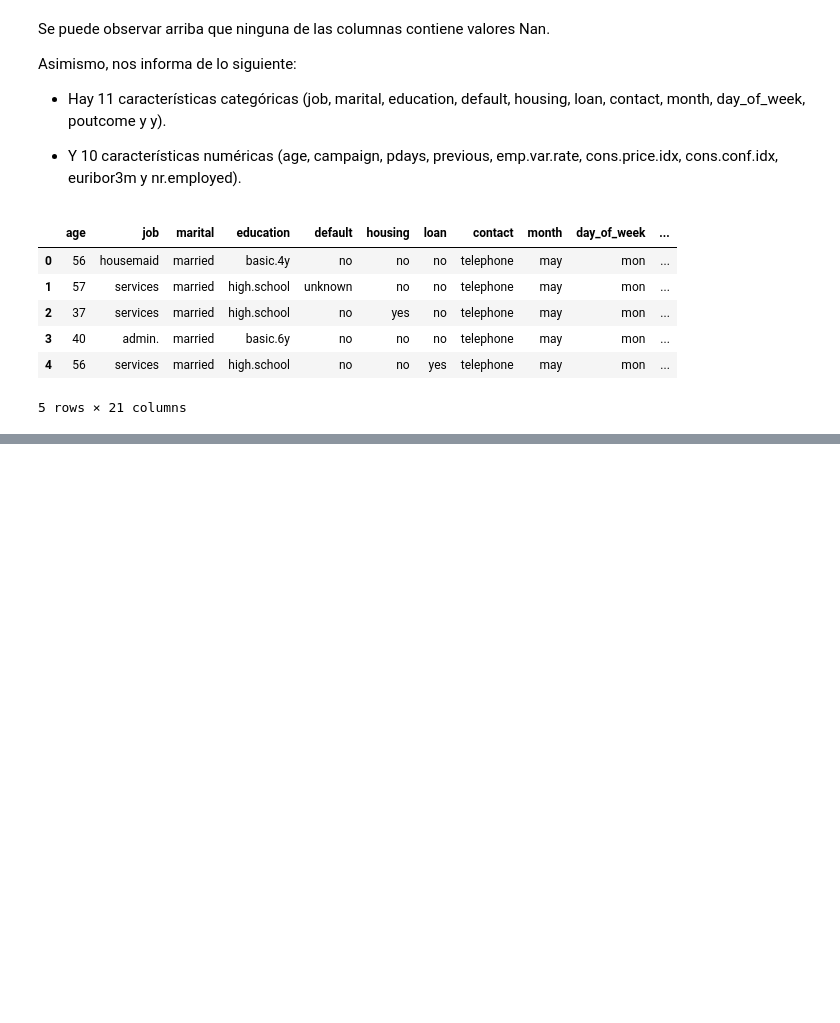
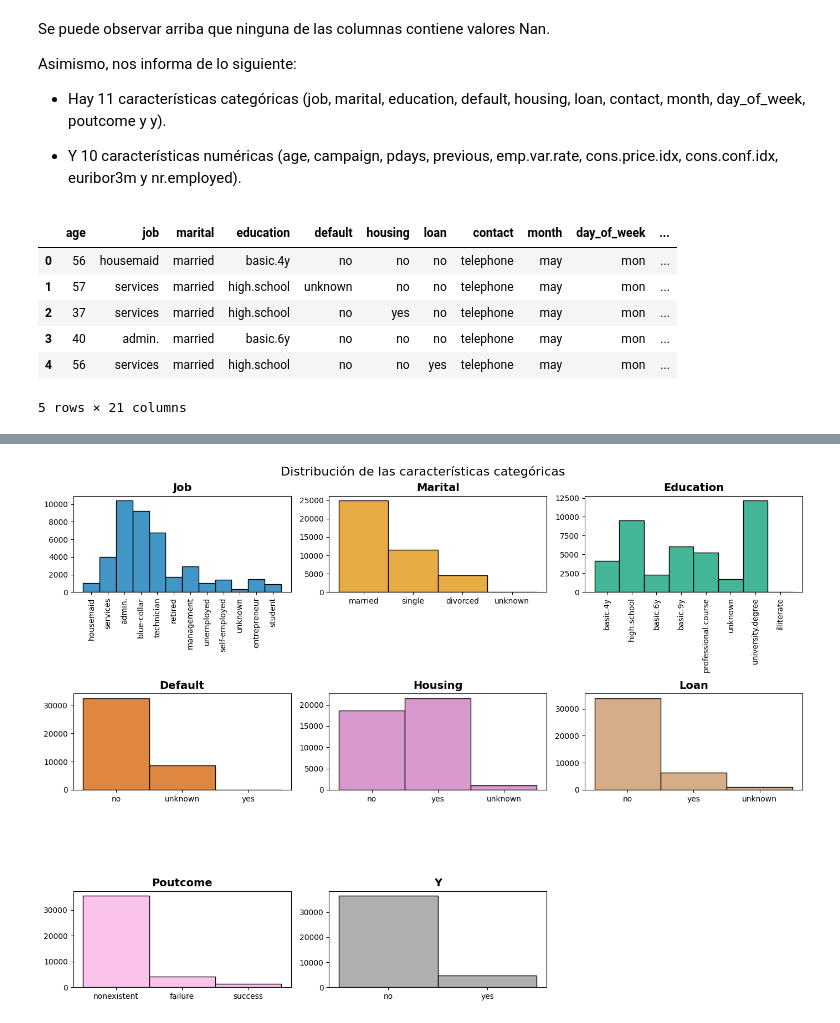
Before and after one commit to NatTajuelo/Ejercicio-y-Tutorial-de-Regresion-Logistica, a Jupyter notebook: src/explore.ipynb, the cells around one changed output, grey strips where cells are left out. Cells and saved outputs as stored; diff of their text form; code cells hidden in the pictures; blank space fills up the shorter version.

```diff
--- a/src/explore.ipynb
+++ b/src/explore.ipynb
@@ -62,5 +62,5 @@ total_data.head()
 # %%
 #Eliminar información irrelevante
 
-total_data.drop([""], axis = 1, inplace = True)
+total_data.drop(["previous", "contact", "month", "day_of_week", "duration"], axis = 1, inplace = True)
 total_data.head()
@@ -66,0 +74,33 @@ total_data.head()
+# %%
+import seaborn as sns
+import matplotlib.pyplot as plt
+
+fig, axis = plt.subplots(3, 3, figsize=(14, 10))
+fig.suptitle("Distribución de las características categóricas", fontsize=16)
+
+categorias = [
+    ("job", 0, 0),
+    ("marital", 0, 1),
+    ("education", 0, 2),
+    ("default", 1, 0),
+    ("housing", 1, 1),
+    ("loan", 1,2),
+    ("poutcome", 2,0),
+    ("y", 2, 1),
+]
+colores = sns.color_palette("colorblind")
+
+for i, (col, row, col_pos) in enumerate(categorias):
+    ax = axis[row, col_pos]
+    sns.histplot(data=total_data, x=col, ax=ax, color=colores[i]).set(xlabel=None, ylabel=None)
+    ax.set_title(col.replace("_", " ").capitalize(), fontsize=14, fontweight='bold')
+
+    if col in ["job", "education"]:
+        ax.set_xticklabels(ax.get_xticklabels(), rotation=90)
+
+fig.delaxes(axis[2, 2])
+
+plt.tight_layout()
+plt.show()
+# %% [output]
+[figure, added]
```
Also changed, not shown: parts of 55 cells of this notebook, 25 other files.
